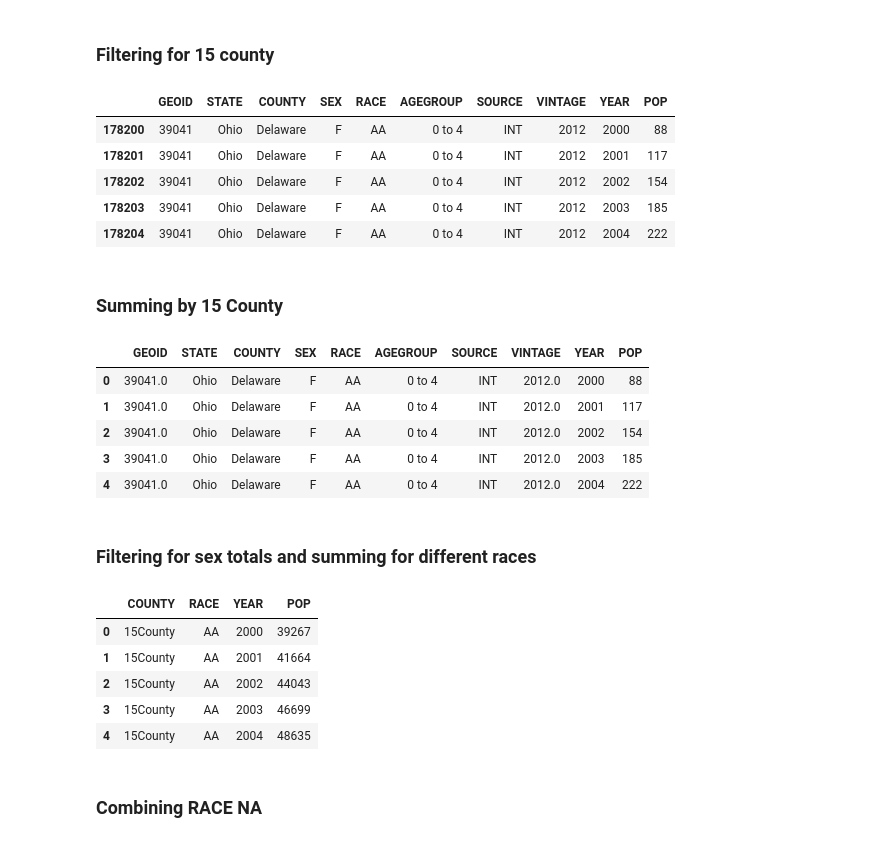
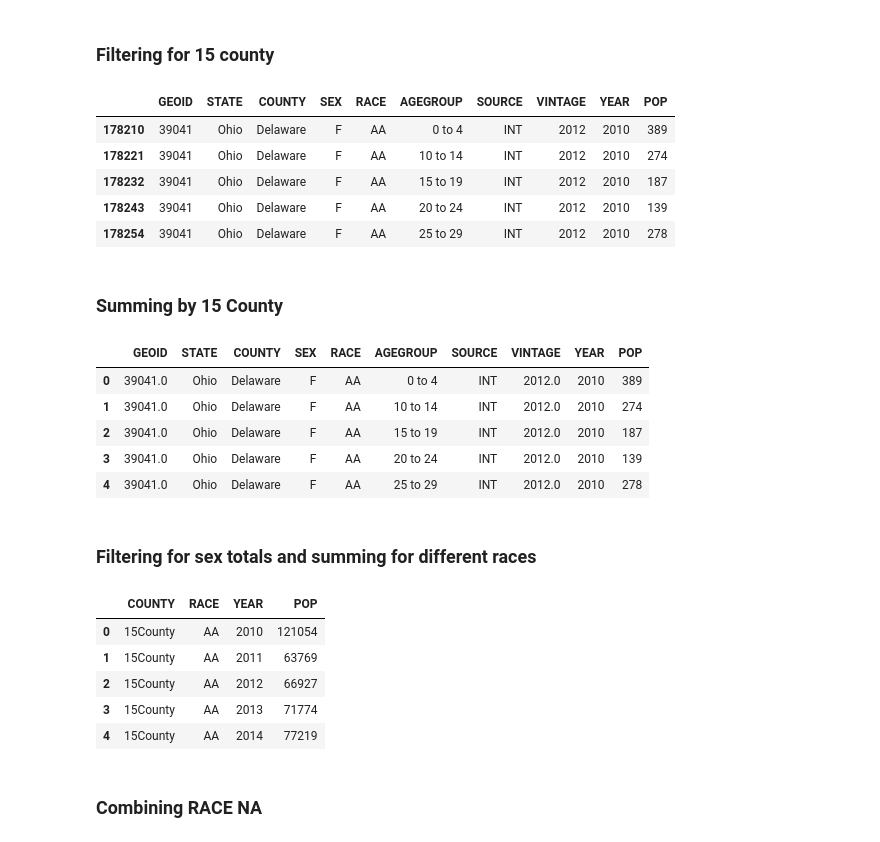
Before and after one commit to olivergwynn/makingInsights, a Jupyter notebook: makingInsights.ipynb, the cells around one changed output. Cells and saved outputs as stored; diff of their text form; code cells hidden in the pictures.

```diff
--- a/makingInsights.ipynb
+++ b/makingInsights.ipynb
@@ -46,24 +46,34 @@ data1.head()
 # %%
 # List of counties to filter by
 selected_counties = [
     "Delaware", "Fairfield", "Fayette", "Franklin", "Hocking", "Knox", "Licking",
     "Logan", "Madison", "Marion", "Morrow", "Perry", "Pickaway", "Ross", "Union"
 ]
 
+selected_years = [
+    2010, 2011, 2012, 2013, 2014, 2015, 2016, 2017, 2018, 2019, 2020, 2021, 2022, 2023
+]
+
 # Filter the dataset for the selected counties
 data2 = data1[data1['COUNTY'].isin(selected_counties)]
+
+# Filter the dataset for the selected counties
+data2 = data2[data2['YEAR'].isin(selected_years)]
+
+# Filter out rows where 'SOURCE' is 'INT' and 'YEAR' is '2010'
+data2 = data2[~((data2['SOURCE'] == 'INT') & (data2['YEAR'] == '2010'))]
 
 data2.to_csv(TEMP_OUTPUT_CSV_PATH, index=False)
 
 # Display the first few rows of the filtered data
 data2.head()
 # %% [output]
 |  | GEOID | STATE | COUNTY | SEX | RACE | AGEGROUP | SOURCE | VINTAGE | YEAR | POP |
-| 178200 | 39041 | Ohio | Delaware | F | AA | 0 to 4 | INT | 2012 | 2000 | 88 |
-| 178201 | 39041 | Ohio | Delaware | F | AA | 0 to 4 | INT | 2012 | 2001 | 117 |
-| 178202 | 39041 | Ohio | Delaware | F | AA | 0 to 4 | INT | 2012 | 2002 | 154 |
-| 178203 | 39041 | Ohio | Delaware | F | AA | 0 to 4 | INT | 2012 | 2003 | 185 |
-| 178204 | 39041 | Ohio | Delaware | F | AA | 0 to 4 | INT | 2012 | 2004 | 222 |
+| 178210 | 39041 | Ohio | Delaware | F | AA | 0 to 4 | INT | 2012 | 2010 | 389 |
+| 178221 | 39041 | Ohio | Delaware | F | AA | 10 to 14 | INT | 2012 | 2010 | 274 |
+| 178232 | 39041 | Ohio | Delaware | F | AA | 15 to 19 | INT | 2012 | 2010 | 187 |
+| 178243 | 39041 | Ohio | Delaware | F | AA | 20 to 24 | INT | 2012 | 2010 | 139 |
+| 178254 | 39041 | Ohio | Delaware | F | AA | 25 to 29 | INT | 2012 | 2010 | 278 |
 # %% [markdown]
 ### Summing by 15 County
 # %%
@@ -87,11 +97,11 @@ data3.to_csv(REGIONAL_SUMMARY_DATA_PATH, index=False)
 data3.head()
 # %% [output]
 |  | GEOID | STATE | COUNTY | SEX | RACE | AGEGROUP | SOURCE | VINTAGE | YEAR | POP |
-| 0 | 39041.0 | Ohio | Delaware | F | AA | 0 to 4 | INT | 2012.0 | 2000 | 88 |
-| 1 | 39041.0 | Ohio | Delaware | F | AA | 0 to 4 | INT | 2012.0 | 2001 | 117 |
-| 2 | 39041.0 | Ohio | Delaware | F | AA | 0 to 4 | INT | 2012.0 | 2002 | 154 |
-| 3 | 39041.0 | Ohio | Delaware | F | AA | 0 to 4 | INT | 2012.0 | 2003 | 185 |
-| 4 | 39041.0 | Ohio | Delaware | F | AA | 0 to 4 | INT | 2012.0 | 2004 | 222 |
+| 0 | 39041.0 | Ohio | Delaware | F | AA | 0 to 4 | INT | 2012.0 | 2010 | 389 |
+| 1 | 39041.0 | Ohio | Delaware | F | AA | 10 to 14 | INT | 2012.0 | 2010 | 274 |
+| 2 | 39041.0 | Ohio | Delaware | F | AA | 15 to 19 | INT | 2012.0 | 2010 | 187 |
+| 3 | 39041.0 | Ohio | Delaware | F | AA | 20 to 24 | INT | 2012.0 | 2010 | 139 |
+| 4 | 39041.0 | Ohio | Delaware | F | AA | 25 to 29 | INT | 2012.0 | 2010 | 278 |
 # %% [markdown]
 ### Filtering for sex totals and summing for different races
 # %%
@@ -109,11 +119,11 @@ data4.to_csv(REGIONAL_SUMMARY_DATA_PATH, index=False)
 data4.head()
 # %% [output]
 |  | COUNTY | RACE | YEAR | POP |
-| 0 | 15County | AA | 2000 | 39267 |
-| 1 | 15County | AA | 2001 | 41664 |
-| 2 | 15County | AA | 2002 | 44043 |
-| 3 | 15County | AA | 2003 | 46699 |
-| 4 | 15County | AA | 2004 | 48635 |
+| 0 | 15County | AA | 2010 | 121054 |
+| 1 | 15County | AA | 2011 | 63769 |
+| 2 | 15County | AA | 2012 | 66927 |
+| 3 | 15County | AA | 2013 | 71774 |
+| 4 | 15County | AA | 2014 | 77219 |
 # %% [markdown]
 ### Combining RACE NA
 # %%
```
Also changed, not shown: parts of 8 cells of this notebook.
